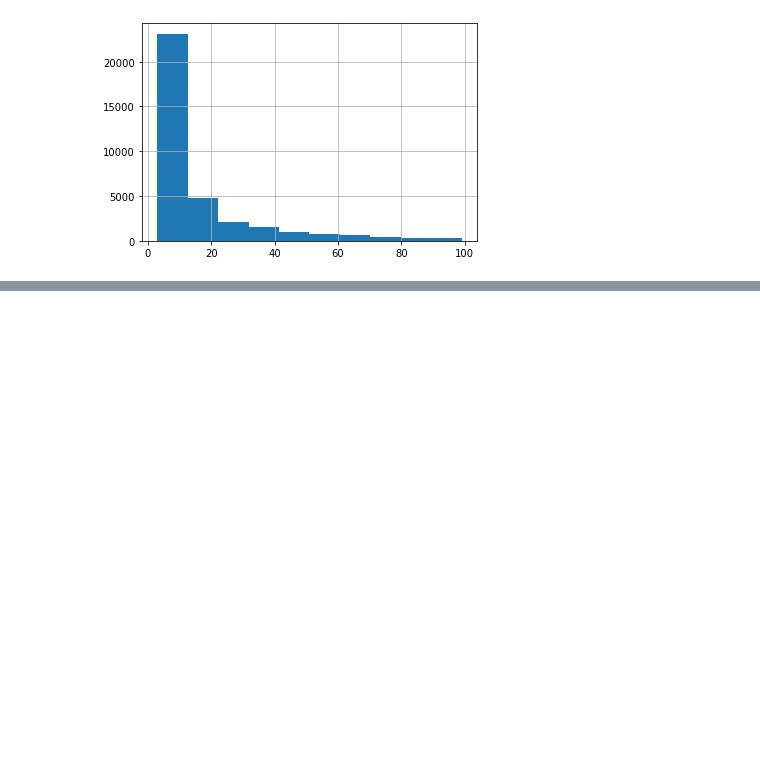
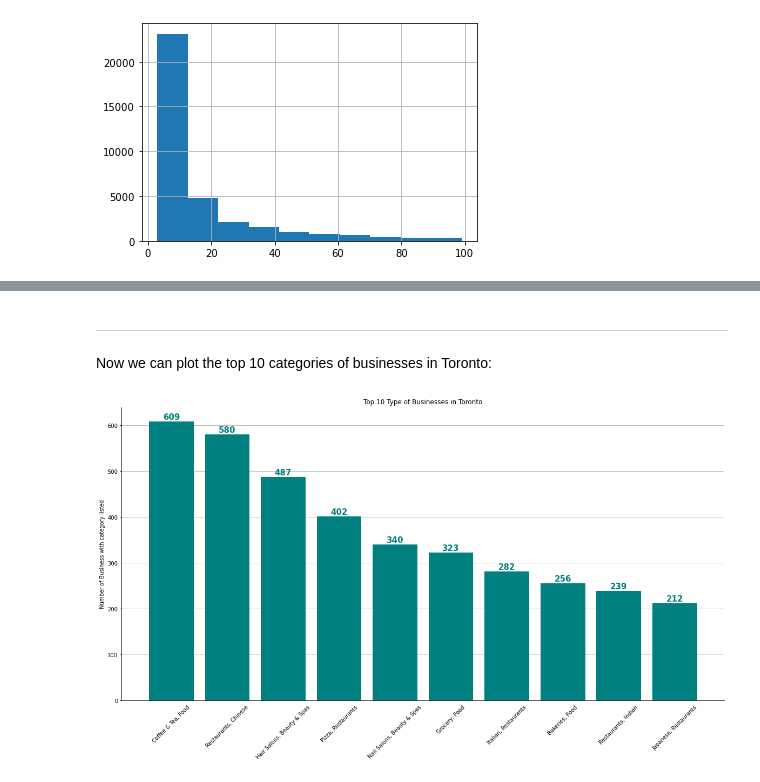
Before and after one commit to davidhintelmann/Yelp_Investigation, a Jupyter notebook: yelp.ipynb, the cells around one changed output, grey strips where cells are left out. Cells and saved outputs as stored; diff of their text form; code cells hidden in the pictures; blank space fills up the shorter version.

```diff
--- a/yelp.ipynb
+++ b/yelp.ipynb
@@ -419,0 +418,13 @@ find_font_file('OpenSans-Regular.ttf')
+# %%
+TOR_business.loc[TOR_business['categories'] == 'Food, Coffee & Tea', 'categories'] = 'Coffee & Tea, Food'
+TOR_business.loc[TOR_business['categories'] == 'Chinese, Restaurants', 'categories'] = 'Restaurants, Chinese'
+TOR_business.loc[TOR_business['categories'] == 'Beauty & Spas, Hair Salons', 'categories'] = 'Hair Salons, Beauty & Spas'
+TOR_business.loc[TOR_business['categories'] == 'Restaurants, Pizza', 'categories'] = 'Pizza, Restaurants'
+TOR_business.loc[TOR_business['categories'] == 'Beauty & Spas, Nail Salons', 'categories'] = 'Nail Salons, Beauty & Spas'
+TOR_business.loc[TOR_business['categories'] == 'Restaurants, Italian', 'categories'] = 'Italian, Restaurants'
+TOR_business.loc[TOR_business['categories'] == 'Food, Grocery', 'categories'] = 'Grocery, Food'
+TOR_business.loc[TOR_business['categories'] == 'Food, Bakeries', 'categories'] = 'Bakeries, Food'
+TOR_business.loc[TOR_business['categories'] == 'Indian, Restaurants', 'categories'] = 'Restaurants, Indian'
+TOR_business.loc[TOR_business['categories'] == 'Restaurants, Vietnamese', 'categories'] = 'Vietnamese, Restaurants'
+TOR_business.loc[TOR_business['categories'] == 'Restaurants, Japanese', 'categories'] = 'Japanese, Restaurants'
+TOR_business.loc[TOR_business['categories'] == 'Thai, Restaurants', 'categories'] = 'Restaurants, Thai'
@@ -419,0 +445,36 @@ find_font_file('OpenSans-Regular.ttf')
+# %% [markdown]
+---
+# %% [markdown]
+Now we can plot the top 10 categories of businesses in Toronto:
+# %%
+fig, ax = plt.subplots(figsize=(20,10))
+ax.spines['top'].set_visible(False)
+ax.spines['right'].set_visible(False)
+ax.tick_params(bottom=False, left=True)
+
+ax.set_axisbelow(True)
+ax.yaxis.grid(True)
+ax.xaxis.grid(False)
+plt.title('Top 10 Type of Businesses in Toronto')
+plt.ylabel('Number of Business with category listed')
+plt.xticks(np.arange(10), TOR_business['categories'].value_counts().head(10), rotation=45)
+
+bars = ax.bar(
+    x=np.arange(10),
+    height=TOR_business['categories'].value_counts().head(10),
+    color='teal',
+    tick_label=TOR_business['categories'].value_counts().head(10).index
+)
+
+for bar in bars:
+    plt.text(
+      bar.get_x() + bar.get_width() / 2,
+      bar.get_height() + 4,
+      round(bar.get_height(), 1),
+      horizontalalignment='center',
+      color='teal',
+      weight='bold',
+      size=15
+    )
+# %% [output]
+[figure, added]
```
Also changed, not shown: parts of 24 cells of this notebook.
